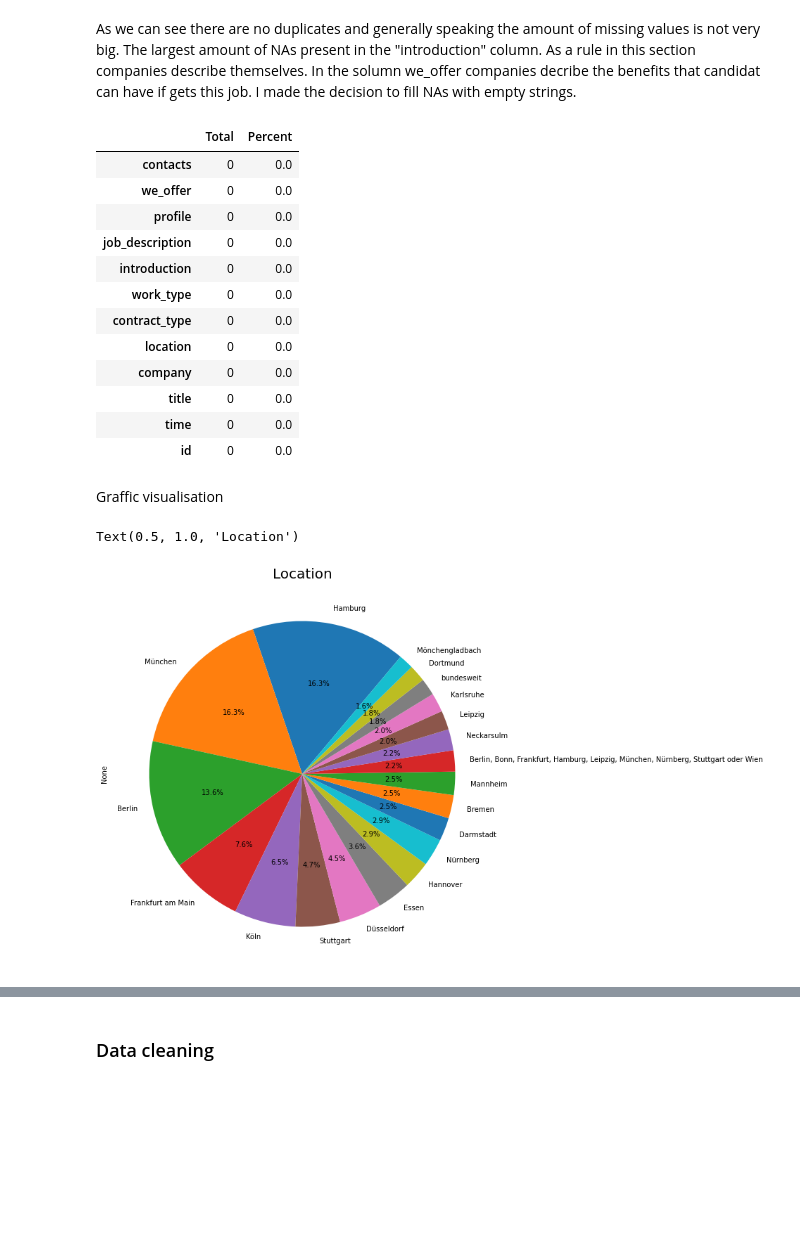
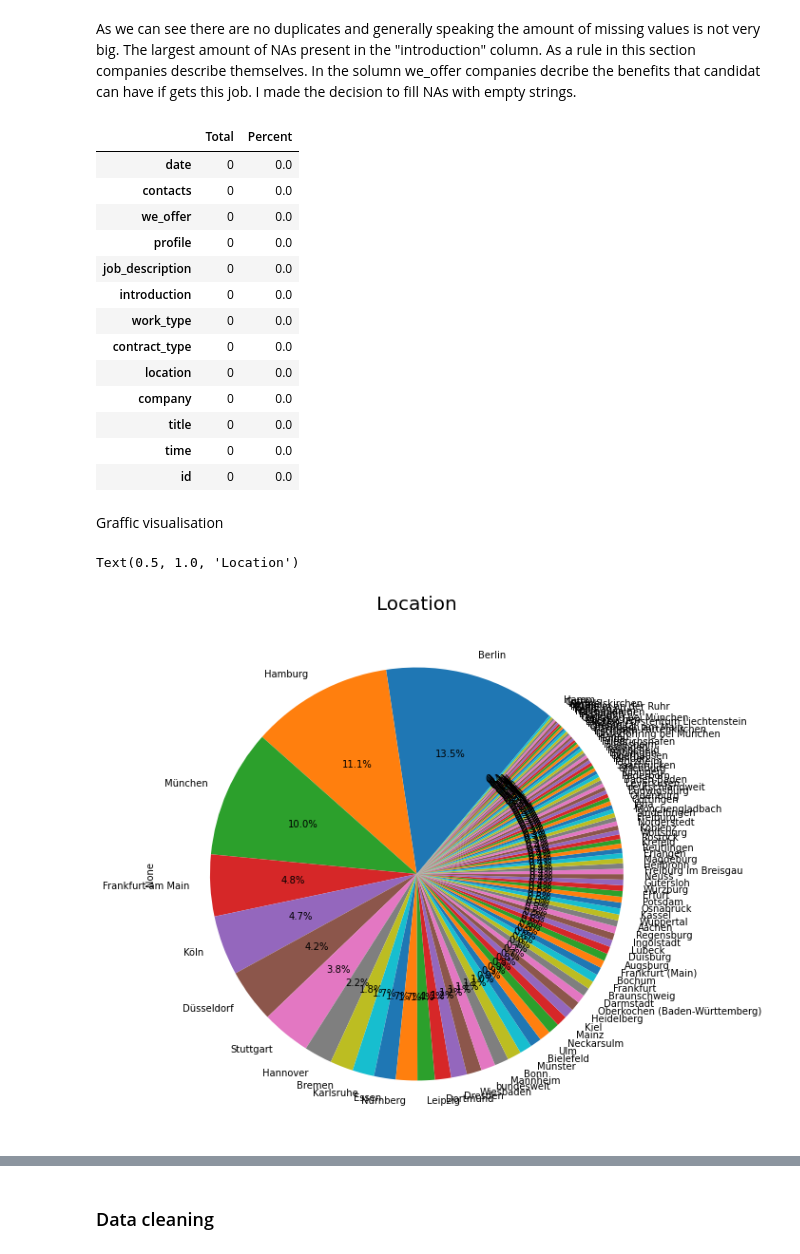
Before and after one commit to code-ksu/job-market-covid19-analysis, a Jupyter notebook: src/MA_cleaning.ipynb, the cells around one changed output, grey strips where cells are left out. Saved outputs shown, nothing was run; the diff lists cells and outputs as text; code cells hidden in the pictures; blank space fills up the shorter version.

```diff
--- a/src/MA_cleaning.ipynb
+++ b/src/MA_cleaning.ipynb
@@ -47,0 +51,6 @@ df = pd.DataFrame(data) #transforming json dictionary arrays into DataFrame
+# %%
+# Changing object type column to datetime
+df['time'] = pd.to_datetime(df.time)
+
+# Creating new column with just the date
+df['date'] = df['time'].dt.date
@@ -90,7 +103,10 @@ df["contacts"].fillna("", inplace = True)
 df["profile"].fillna("", inplace = True)
 df["job_description"].fillna("", inplace = True)
 df["work_type"].fillna("", inplace = True)
+df["company"].fillna("", inplace = True)
 df["contract_type"].fillna("", inplace = True)
+df["location"].fillna("", inplace = True)
+df["title"].fillna("", inplace = True)
 # %%
 total = df.isnull().sum().sort_values(ascending=False)
 percent = (df.isnull().sum()/df.isnull().count()).sort_values(ascending=False)
@@ -98,6 +114,7 @@ missing_data = pd.concat([total, percent], axis=1, keys=['Total', 'Percent'])
 missing_data
 # %% [output]
 |  | Total | Percent |
+| date | 0 | 0.0 |
 | contacts | 0 | 0.0 |
 | we_offer | 0 | 0.0 |
 | profile | 0 | 0.0 |
@@ -113,11 +130,11 @@ missing_data
 # %% [markdown]
 Graffic visualisation
 # %%
-df.location.apply(pd.Series).stack().str.strip().value_counts()[:20].plot.pie(figsize=(12,10), startangle=50, autopct='%1.1f%%', fontsize=10)
+df.location.apply(pd.Series).stack().str.strip().value_counts()[:100].plot.pie(figsize=(12,10), startangle=50, autopct='%1.1f%%', fontsize=10)
 plt.title("Location",fontsize=20)
 # %% [output]
 Text(0.5, 1.0, 'Location')
-[figure, old version]
+[figure, new version]
 # %%
 df["company"].value_counts()[:50].plot.pie(figsize=(12,10), shadow=True, startangle=30, autopct='%1.1f%%', fontsize=7)
 plt.title("Companies with more job postings", fontsize=15)
```
Also changed, not shown: parts of 81 cells of this notebook, 2 other files.
